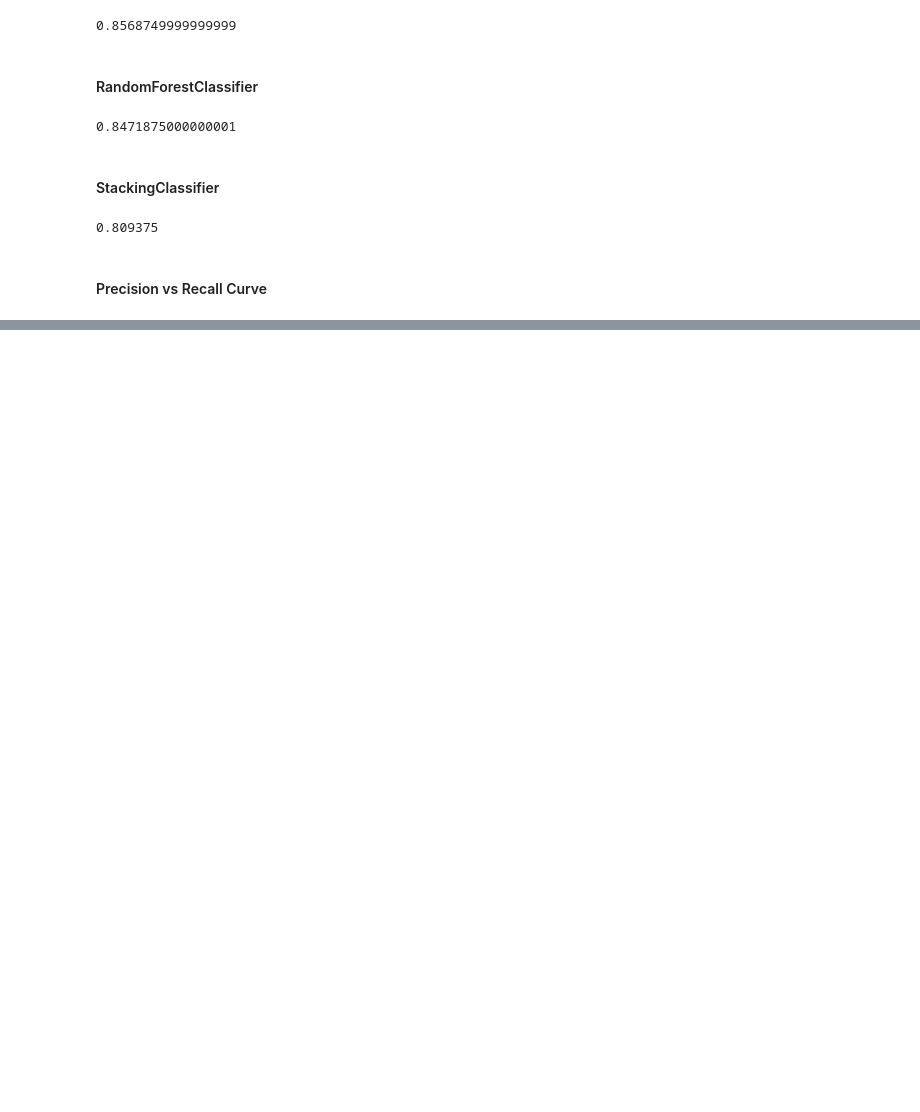
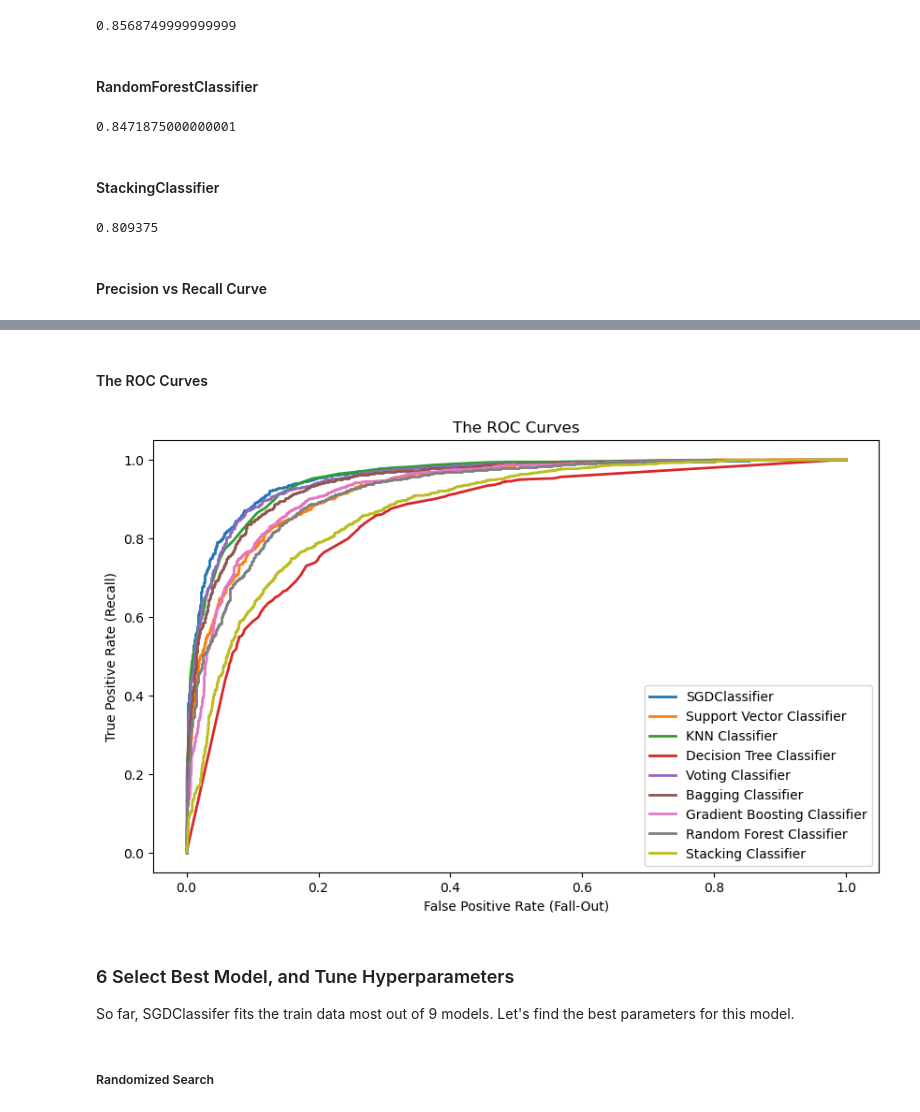
Before and after one commit to mirzaaa101/Apple-Quality-Classifier, a Jupyter notebook: AppleQualityClassifier.ipynb, the cells around one changed output, grey strips where cells are left out. Cells and saved outputs as stored; diff of their text form; code cells hidden in the pictures; blank space fills up the shorter version.

```diff
--- a/AppleQualityClassifier.ipynb
+++ b/AppleQualityClassifier.ipynb
@@ -410,0 +411,31 @@ my_precision_vs_recall_curves(clfs, clf_labels)
+# %% [markdown]
+#### The ROC Curves
+# %%
+from sklearn.metrics import roc_curve
+
+def my_roc_curves(clfs, clf_labels):
+    plt.figure(figsize=(10, 6))
+
+    for clf, label in zip(clfs, clf_labels):
+        if hasattr(clf, "predict_proba"): # For classifiers without decision_function, use predict_proba
+            y_score = cross_val_predict(clf, X_train, y_train, cv=3, method="predict_proba")[:, 1]
+        else:
+            y_score = cross_val_predict(clf, X_train, y_train, cv=3, method="decision_function")
+
+        fpr, tpr, _ = roc_curve(y_train, y_score)
+        plt.plot(fpr, tpr, label=label, linewidth=2, linestyle='solid')
+
+    plt.title("The ROC Curves")
+    plt.xlabel("False Positive Rate (Fall-Out)")
+    plt.ylabel("True Positive Rate (Recall)")
+    plt.legend()
+    plt.show()
+
+my_roc_curves(clfs, clf_labels)
+# %% [output]
+[figure, added]
+# %% [markdown]
+### 6 Select Best Model, and Tune Hyperparameters
+So far, SGDClassifer fits the train data most out of 9 models. Let's find the best parameters for this model.
+# %% [markdown]
+##### Randomized Search
```
Also changed, not shown: parts of 16 cells of this notebook, 1 other file.
